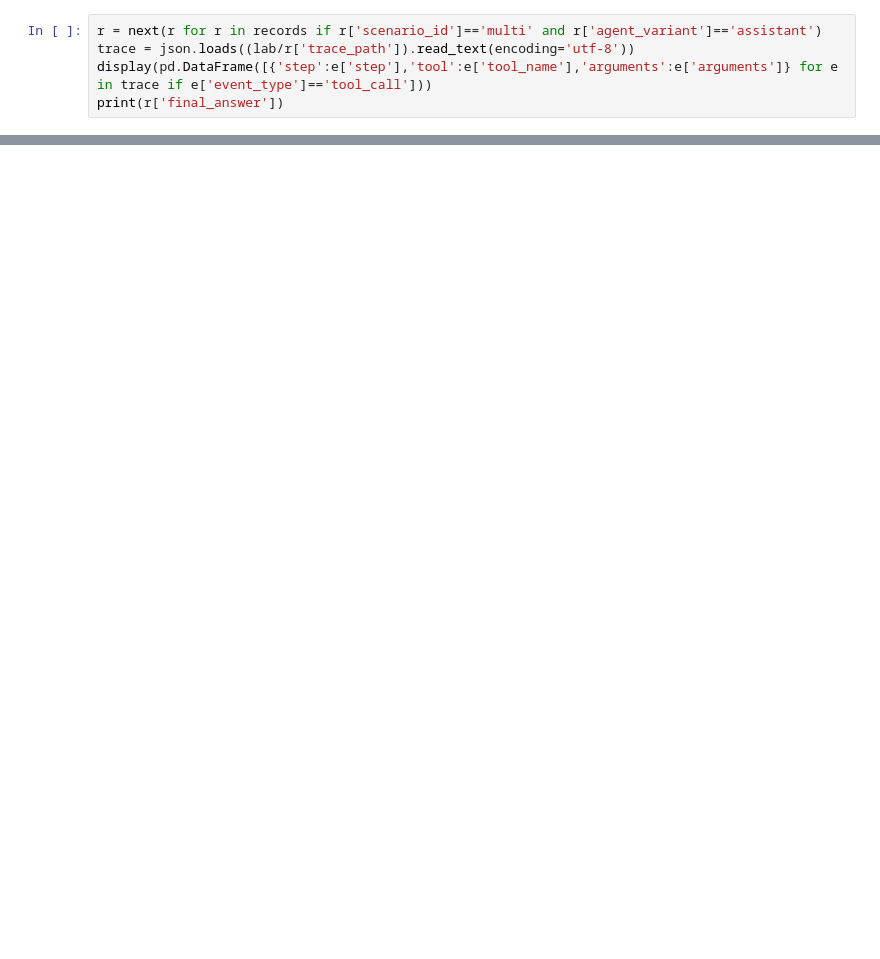
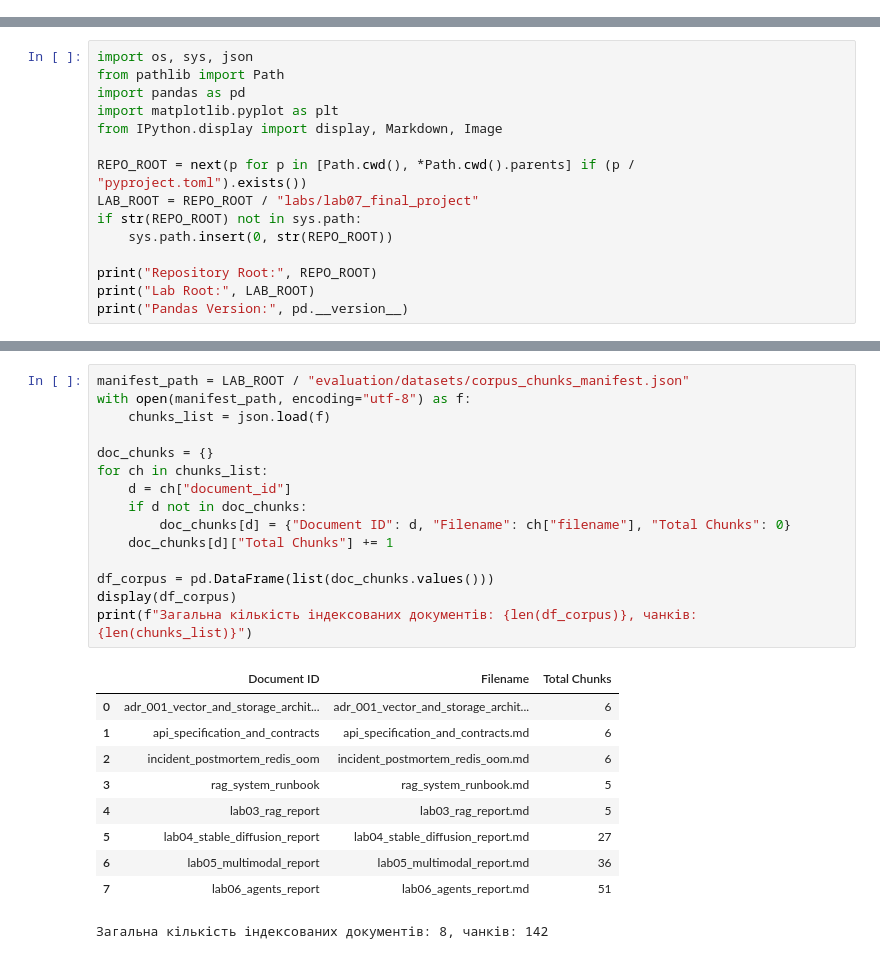
Before and after one commit to Eclipse-XS/Neural-Network-Technologies-and-Systems, a Jupyter notebook: labs/lab07_final_project/notebooks/01_final_project.ipynb, the cells around one changed output, grey strips where cells are left out. Saved outputs shown, nothing was run; the diff lists cells and outputs as text; blank space fills up the shorter version.

```diff
--- a/labs/lab07_final_project/notebooks/01_final_project.ipynb
+++ b/labs/lab07_final_project/notebooks/01_final_project.ipynb
@@ -230,5 +0,0 @@ Sources: ['lab04', 'lab05']
-# %%
-r = next(r for r in records if r['scenario_id']=='multi' and r['agent_variant']=='assistant')
-trace = json.loads((lab/r['trace_path']).read_text(encoding='utf-8'))
-display(pd.DataFrame([{'step':e['step'],'tool':e['tool_name'],'arguments':e['arguments']} for e in trace if e['event_type']=='tool_call']))
-print(r['final_answer'])
@@ -365,0 +28,15 @@ print('Порівнянь із baseline:', len(comparison))
+# %%
+import os, sys, json
+from pathlib import Path
+import pandas as pd
+import matplotlib.pyplot as plt
+from IPython.display import display, Markdown, Image
+
+REPO_ROOT = next(p for p in [Path.cwd(), *Path.cwd().parents] if (p / "pyproject.toml").exists())
+LAB_ROOT = REPO_ROOT / "labs/lab07_final_project"
+if str(REPO_ROOT) not in sys.path:
+    sys.path.insert(0, str(REPO_ROOT))
+
+print("Repository Root:", REPO_ROOT)
+print("Lab Root:", LAB_ROOT)
+print("Pandas Version:", pd.__version__)
@@ -365,0 +72,26 @@ print('Порівнянь із baseline:', len(comparison))
+# %%
+manifest_path = LAB_ROOT / "evaluation/datasets/corpus_chunks_manifest.json"
+with open(manifest_path, encoding="utf-8") as f:
+    chunks_list = json.load(f)
+
+doc_chunks = {}
+for ch in chunks_list:
+    d = ch["document_id"]
+    if d not in doc_chunks:
+        doc_chunks[d] = {"Document ID": d, "Filename": ch["filename"], "Total Chunks": 0}
+    doc_chunks[d]["Total Chunks"] += 1
+
+df_corpus = pd.DataFrame(list(doc_chunks.values()))
+display(df_corpus)
+print(f"Загальна кількість індексованих документів: {len(df_corpus)}, чанків: {len(chunks_list)}")
+# %% [output]
+|  | Document ID | Filename | Total Chunks |
+| 0 | adr_001_vector_and_storage_archit... | adr_001_vector_and_storage_archit... | 6 |
+| 1 | api_specification_and_contracts | api_specification_and_contracts.md | 6 |
+| 2 | incident_postmortem_redis_oom | incident_postmortem_redis_oom.md | 6 |
+| 3 | rag_system_runbook | rag_system_runbook.md | 5 |
+| 4 | lab03_rag_report | lab03_rag_report.md | 5 |
+| 5 | lab04_stable_diffusion_report | lab04_stable_diffusion_report.md | 27 |
+| 6 | lab05_multimodal_report | lab05_multimodal_report.md | 36 |
+| 7 | lab06_agents_report | lab06_agents_report.md | 51 |
+Загальна кількість індексованих документів: 8, чанків: 142
```
Also changed, not shown: parts of 79 cells of this notebook, 17 other files.
